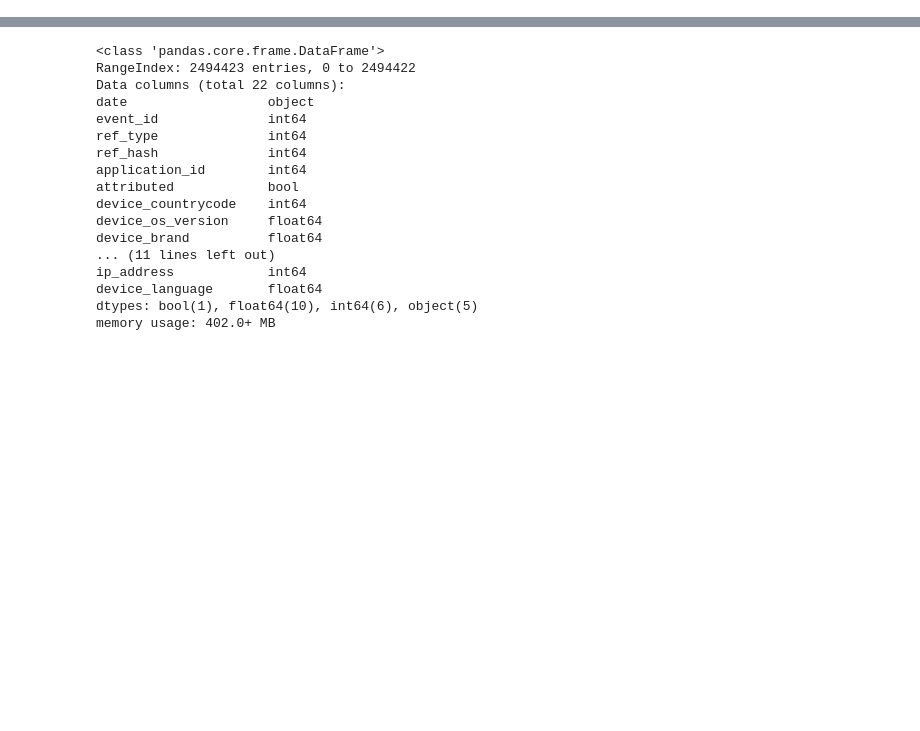
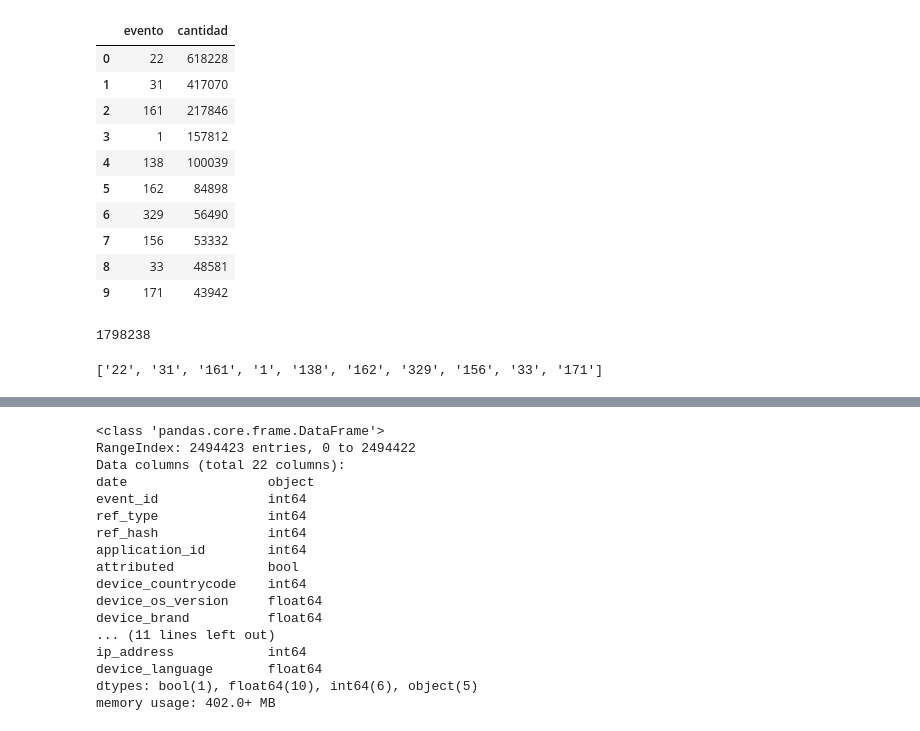
Before and after one commit to cruzpa95/Datos2019, a Jupyter notebook: events.ipynb, the cells around one changed output, grey strips where cells are left out. Saved outputs shown, nothing was run; the diff lists cells and outputs as text; code cells hidden in the pictures; blank space fills up the shorter version.

```diff
--- a/events.ipynb
+++ b/events.ipynb
@@ -7,3 +8,30 @@ from math import pi
 import squarify # pip install squarify (algorithm for treemap)
 # %%
 eventos = pd.read_csv('../data/events.csv', low_memory=False)
+# %%
+top10Eventos = eventos['event_id'].value_counts().head(10).reset_index()
+top10Eventos = top10Eventos.rename(columns={'index': 'evento', 'event_id': 'cantidad'})
+top10Eventos['evento'] = top10Eventos['evento'].astype(str)
+top10Eventos
+# %% [output]
+|  | evento | cantidad |
+| 0 | 22 | 618228 |
+| 1 | 31 | 417070 |
+| 2 | 161 | 217846 |
+| 3 | 1 | 157812 |
+| 4 | 138 | 100039 |
+| 5 | 162 | 84898 |
+| 6 | 329 | 56490 |
+| 7 | 156 | 53332 |
+| 8 | 33 | 48581 |
+| 9 | 171 | 43942 |
+# %%
+cantidadTotalDeEventos = top10Eventos['cantidad'].sum()
+cantidadTotalDeEventos
+# %% [output]
+1798238
+# %%
+idDeLosEventos = top10Eventos['evento'].tolist()
+idDeLosEventos
+# %% [output]
+['22', '31', '161', '1', '138', '162', '329', '156', '33', '171']
```
Also changed, not shown: parts of 6 cells of this notebook, 1 other file.
